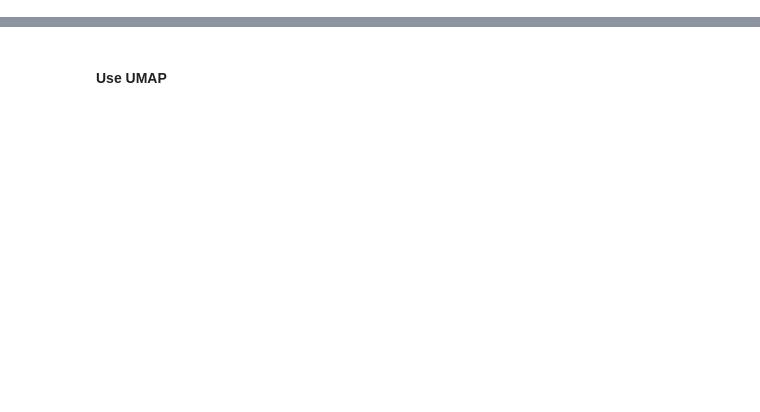
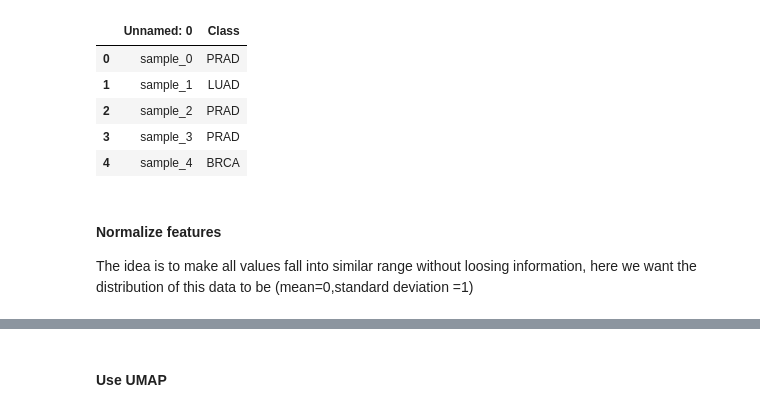
Before and after one commit to leonardoaraujosantos/MLBookCode, a Jupyter notebook: notebooks/dim_reduction_cancer.ipynb, the cells around one changed output, grey strips where cells are left out. Saved outputs shown, nothing was run; the diff lists cells and outputs as text; code cells hidden in the pictures; blank space fills up the shorter version.

```diff
--- a/notebooks/dim_reduction_cancer.ipynb
+++ b/notebooks/dim_reduction_cancer.ipynb
@@ -24,0 +82,12 @@ import pandas as pd
+# %%
+labels.head()
+# %% [output]
+|  | Unnamed: 0 | Class |
+| 0 | sample_0 | PRAD |
+| 1 | sample_1 | LUAD |
+| 2 | sample_2 | PRAD |
+| 3 | sample_3 | PRAD |
+| 4 | sample_4 | BRCA |
+# %% [markdown]
+#### Normalize features
+The idea is to make all values fall into similar range without loosing information, here we want the distribution of this data to be (mean=0,standard deviation =1)
```
Also changed, not shown: parts of 18 cells of this notebook, 1 other file.
